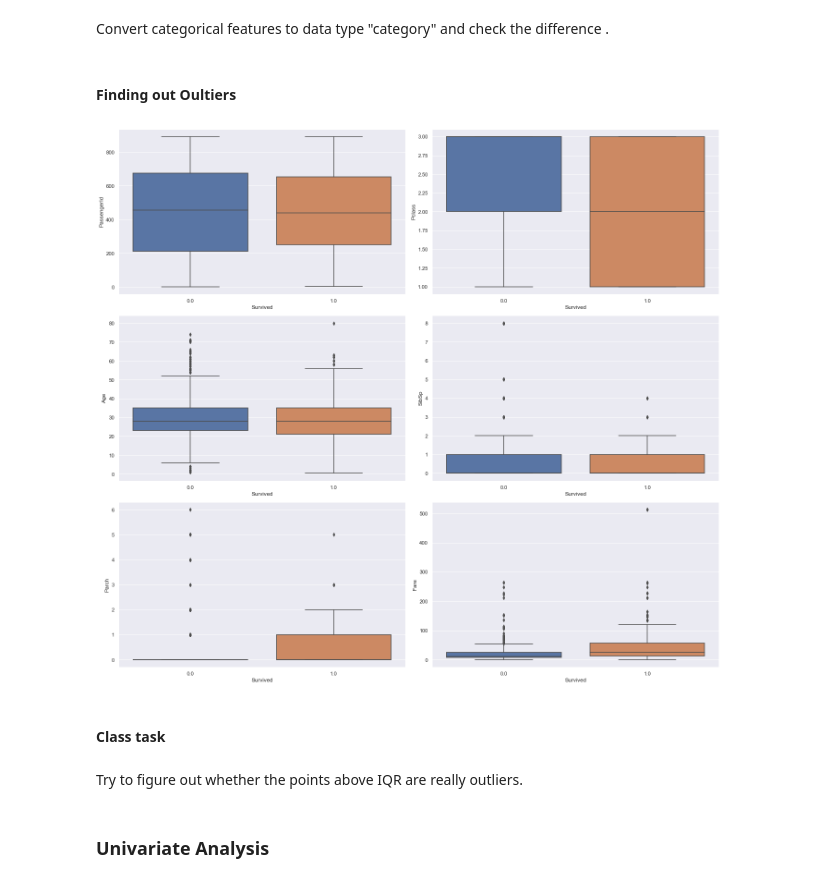
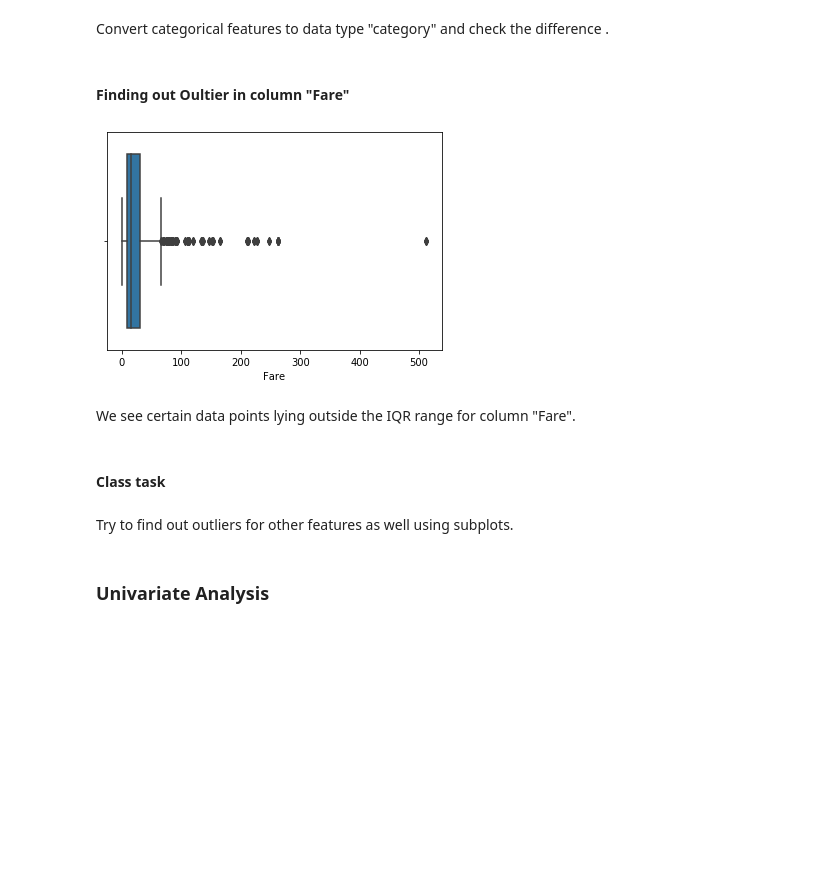
Before and after one commit to prudhvip21/Titanic-Simple-Code-, a Jupyter notebook: Titanic Dataset.ipynb, the cells around one changed output. Saved outputs shown, nothing was run; the diff lists cells and outputs as text; code cells hidden in the pictures; blank space fills up the shorter version.

```diff
--- a/Titanic Dataset.ipynb
+++ b/Titanic Dataset.ipynb
@@ -315,23 +315,18 @@ num_cols
 # %% [markdown]
 Convert categorical features to data type "category" and check the difference .
 # %% [markdown]
-#### Finding out Oultiers
+#### Finding out Oultier in column "Fare"
-# %%
-sns.set()
-fig = plt.figure(figsize=(19,17))
-i = 1
-for col in titanic[num_cols]:
-    plt.subplot(3,2,i)
-    sns.boxplot(x=titanic['Survived'], y=titanic.loc[:,col])
-    i=i+1
-plt.tight_layout()
-plt.show()
-# %% [output]
-[figure, removed]
+# %%
+sns.boxplot(titanic["Fare"])
+plt.show()
+# %% [output]
+[figure, added]
+# %% [markdown]
+We see certain data points lying outside the IQR range for column "Fare".
 # %% [markdown]
 #### Class task
-# %% [markdown]
-Try to figure out whether the points above IQR are really outliers.
+# %% [markdown]
+Try to find out outliers for other features as well using subplots.
 # %% [markdown]
 ### Univariate Analysis
 # %% [markdown]
```
Also changed, not shown: parts of 19 cells of this notebook.
